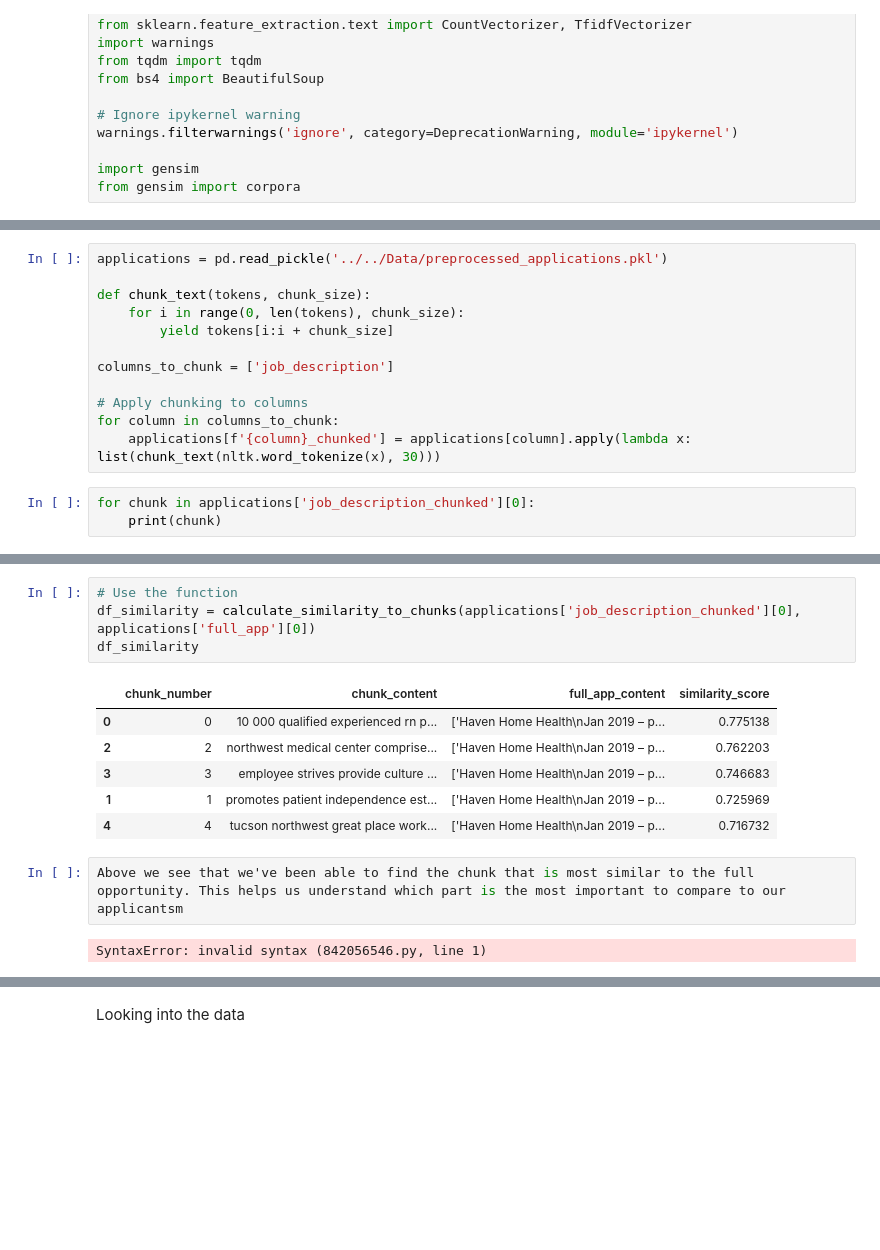
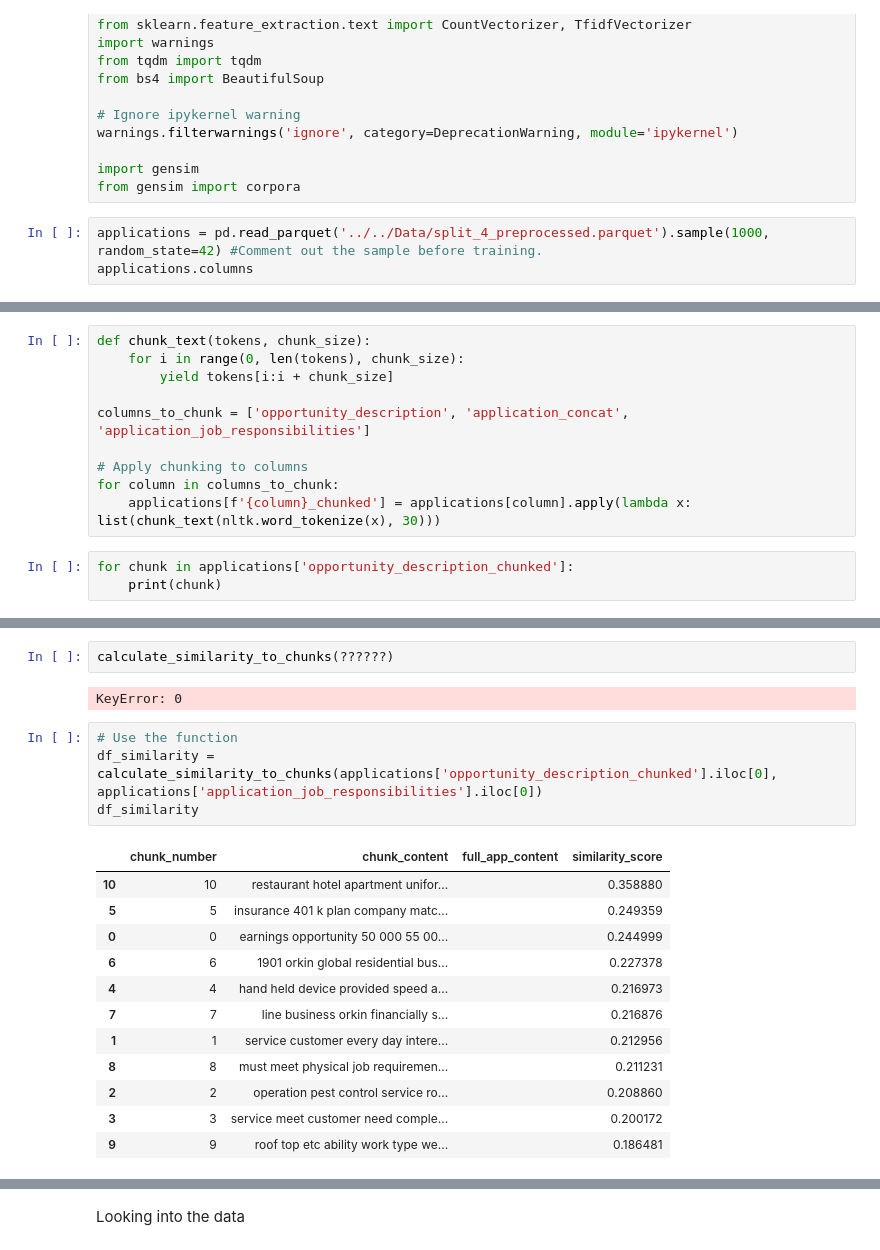
Before and after one commit to danmarino1/Opportunity_Alignment_Library, a Jupyter notebook: Experiment/EDA/03_NLP_BERT_Embeddings_Similarity.ipynb, the cells around one changed output, grey strips where cells are left out. Cells and saved outputs as stored; diff of their text form; blank space fills up the shorter version.

```diff
--- a/Experiment/EDA/03_NLP_BERT_Embeddings_Similarity.ipynb
+++ b/Experiment/EDA/03_NLP_BERT_Embeddings_Similarity.ipynb
@@ -17,3 +17,6 @@ warnings.filterwarnings('ignore', category=DeprecationWarning, module='ipykernel
 
 import gensim
 from gensim import corpora
+# %%
+applications = pd.read_parquet('../../Data/split_4_preprocessed.parquet').sample(1000, random_state=42) #Comment out the sample before training.
+applications.columns
@@ -20,16 +31,14 @@ from gensim import corpora
 # %%
-applications = pd.read_pickle('../../Data/preprocessed_applications.pkl')
-
 def chunk_text(tokens, chunk_size):
     for i in range(0, len(tokens), chunk_size):
         yield tokens[i:i + chunk_size]
 
-columns_to_chunk = ['job_description']
+columns_to_chunk = ['opportunity_description', 'application_concat', 'application_job_responsibilities']
 
 # Apply chunking to columns
 for column in columns_to_chunk:
     applications[f'{column}_chunked'] = applications[column].apply(lambda x: list(chunk_text(nltk.word_tokenize(x), 30)))
 # %%
-for chunk in applications['job_description_chunked'][0]:
+for chunk in applications['opportunity_description_chunked']:
     print(chunk)
 # %% [output]
@@ -90,18 +127,24 @@ Some weights of the model checkpoint at bert-base-uncased were not used when ini
 - This IS expected if you are initializing BertModel from the checkpoint of a model trained on another task or with another architecture (e.g. initializing a BertForSequenceClassification model from a ...
 - This IS NOT expected if you are initializing BertModel from the checkpoint of a model that you expect to be exactly identical (initializing a BertForSequenceClassification model from a BertForSequen ...
 "In this optimized version, we calculate the full_app_embedding only once before the loop in the calculate_similarity function. \nAdditionally, we use list comprehensions to generate the chunk_texts l ...
+# %%
+calculate_similarity_to_chunks(??????)
+# %% [output]
+KeyError: 0
 # %%
 # Use the function
-df_similarity = calculate_similarity_to_chunks(applications['job_description_chunked'][0], applications['full_app'][0])
+df_similarity = calculate_similarity_to_chunks(applications['opportunity_description_chunked'].iloc[0], applications['application_job_responsibilities'].iloc[0])
 df_similarity
 # %% [output]
 |  | chunk_number | chunk_content | full_app_content | similarity_score |
-| 0 | 0 | 10 000 qualified experienced rn p... | ['Haven Home Health\nJan 2019 – p... | 0.775138 |
-| 2 | 2 | northwest medical center comprise... | ['Haven Home Health\nJan 2019 – p... | 0.762203 |
-| 3 | 3 | employee strives provide culture ... | ['Haven Home Health\nJan 2019 – p... | 0.746683 |
-| 1 | 1 | promotes patient independence est... | ['Haven Home Health\nJan 2019 – p... | 0.725969 |
-| 4 | 4 | tucson northwest great place work... | ['Haven Home Health\nJan 2019 – p... | 0.716732 |
+| 10 | 10 | restaurant hotel apartment unifor... |  | 0.358880 |
+| 5 | 5 | insurance 401 k plan company matc... |  | 0.249359 |
+| 0 | 0 | earnings opportunity 50 000 55 00... |  | 0.244999 |
+| 6 | 6 | 1901 orkin global residential bus... |  | 0.227378 |
+| 4 | 4 | hand held device provided speed a... |  | 0.216973 |
+| 7 | 7 | line business orkin financially s... |  | 0.216876 |
+| 1 | 1 | service customer every day intere... |  | 0.212956 |
+| 8 | 8 | must meet physical job requiremen... |  | 0.211231 |
+| 2 | 2 | operation pest control service ro... |  | 0.208860 |
+| 3 | 3 | service meet customer need comple... |  | 0.200172 |
+| 9 | 9 | roof top etc ability work type we... |  | 0.186481 |
-# %%
-Above we see that we've been able to find the chunk that is most similar to the full opportunity. This helps us understand which part is the most important to compare to our applicantsm
-# %% [output]
-SyntaxError: invalid syntax (842056546.py, line 1)
```
Also changed, not shown: parts of 8 cells of this notebook.
